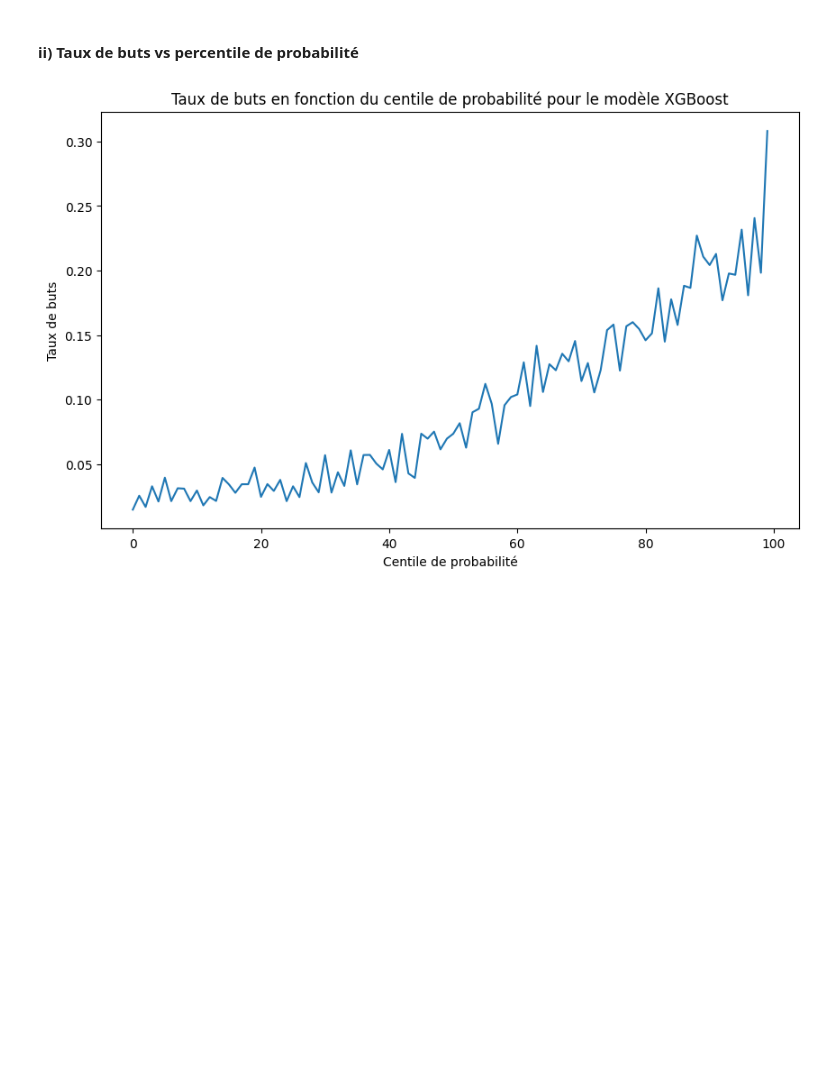
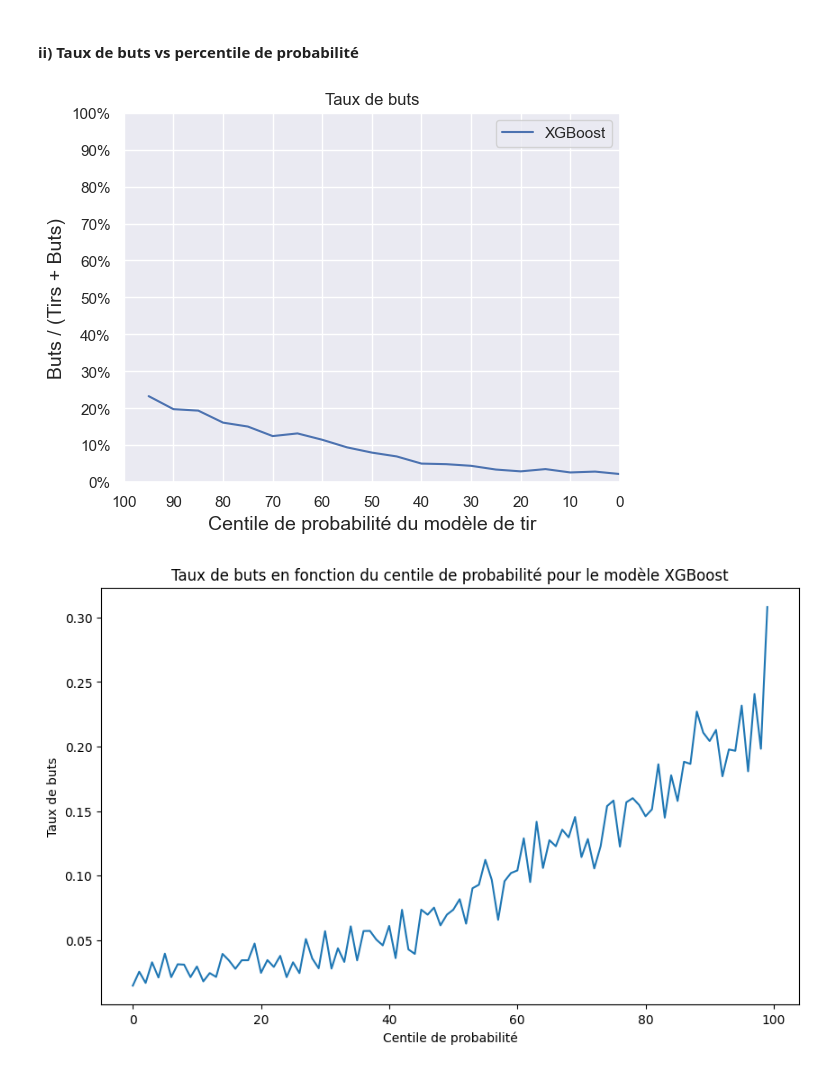
Before and after one commit to Alexia57/A02-projet, a Jupyter notebook: notebooks/modele_avance.ipynb, the cells around one changed output. Cells and saved outputs as stored; diff of their text form; code cells hidden in the pictures; blank space fills up the shorter version.

Commit message:
avancées graphiques xgboost

```diff
--- a/notebooks/modele_avance.ipynb
+++ b/notebooks/modele_avance.ipynb
@@ -157,6 +143,63 @@ plt.show()
 [figure]
 # %% [markdown]
 #### ii) Taux de buts vs percentile de probabilité
+# %%
+def plot_goal_rate_shot_probab(xgb_probs, y_valid):
+    """
+    Cette fonction trace la courbe du taux de buts par rapport au centile de probabilité du modèle.
+    params:  xgb_probs, y_valid
+    return:  fig_goal_rate
+    """
+    # Convertir les prédictions en une série 1D
+    y_series = np.array(y_valid)
+    y_series = np.reshape(y_series, (y_series.shape[0]))
+
+    # Échelle des probabilités vraies (predict_proba() renvoie à la fois True et False)
+    true_prob = pd.DataFrame()
+    true_prob['true_target'] = np.array(y_series)
+    percentiles = [[np.percentile(xgb_probs, i), np.percentile(xgb_probs, i+5)]
+                   for i in range(0, 100, 5)]
+    total_goal = np.sum(y_series)
+
+    # Boucler sur les probabilités pour vérifier leurs percentiles avec leur statut (but/tir)
+    goal_probability = []
+    for i in range(len(percentiles)):
+        # Vérifier l'intervalle de probabilité dans le centile et calculer le nombre de buts
+        goals = true_prob[(xgb_probs <= percentiles[i][1])
+                          & (xgb_probs > percentiles[i][0]) & (true_prob['true_target'] == 1)].shape[0]
+        # Vérifier l'intervalle de probabilité dans le centile et calculer le nombre de tirs (ou non-buts)
+        no_goals = true_prob[(xgb_probs <= percentiles[i][1])
+                             & (xgb_probs > percentiles[i][0]) & (true_prob['true_target'] == 0)].shape[0]
+        # Si pas de but, ne rien faire, calculer la formule si but
+        if goals == 0:
+            goal_probability.append(0)
+        else:
+            goal_probability.append((goals * 100) / (goals + no_goals))
+
+    # Axe pour le centile
+    shot_prob_model_percentile = np.arange(0, 100, 5)
+
+    # Tracé du taux de buts par rapport au centile de probabilité du modèle
+    fig_goal_rate = plt.figure()
+    sns.set()
+    plt.plot(shot_prob_model_percentile, goal_probability, label='XGBoost')
+    plt.xlim(100, 0)
+    plt.ylim(0, 100)
+    plt.title("Taux de buts")
+    plt.xlabel('Centile de probabilité du modèle de tir', fontsize=14)
+    plt.xticks([0, 10, 20, 30, 40, 50, 60, 70, 80, 90, 100])
+    plt.ylabel('Buts / (Tirs + Buts)', fontsize=14)
+    y_axis = [0, 10, 20, 30, 40, 50, 60, 70, 80, 90, 100]
+    y_values = ['0%', '10%', '20%', '30%', '40%', '50%', '60%', '70%', '80%', '90%', '100%']
+    plt.yticks(y_axis, y_values)
+    plt.legend()
+    return fig_goal_rate
+
+# Utilisation de la fonction avec vos données
+fig_goal_rate = plot_goal_rate_shot_probab(y_prob, y_valid)
+plt.show()
+# %% [output]
+[figure, added]
 # %%
 # Calculer les probabilités prédites
 y_prob = model.predict_proba(X_valid)[:, 1]
```
Also changed, not shown: parts of 15 cells of this notebook.
